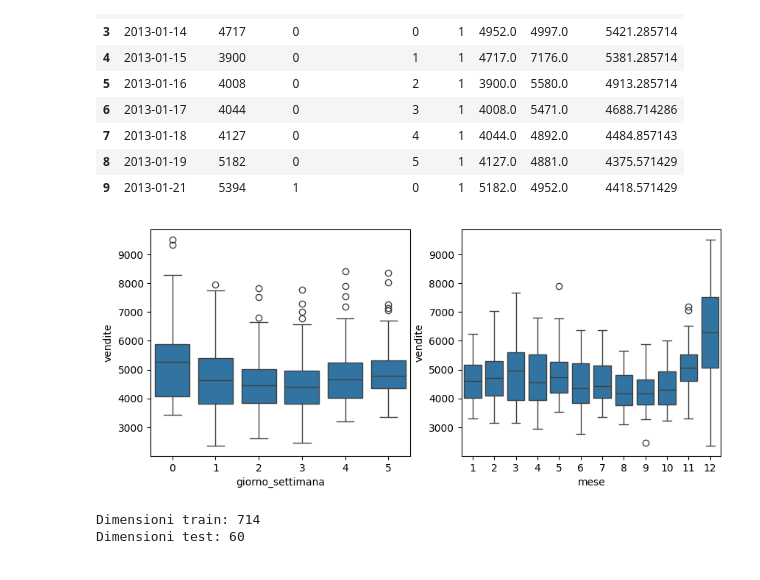
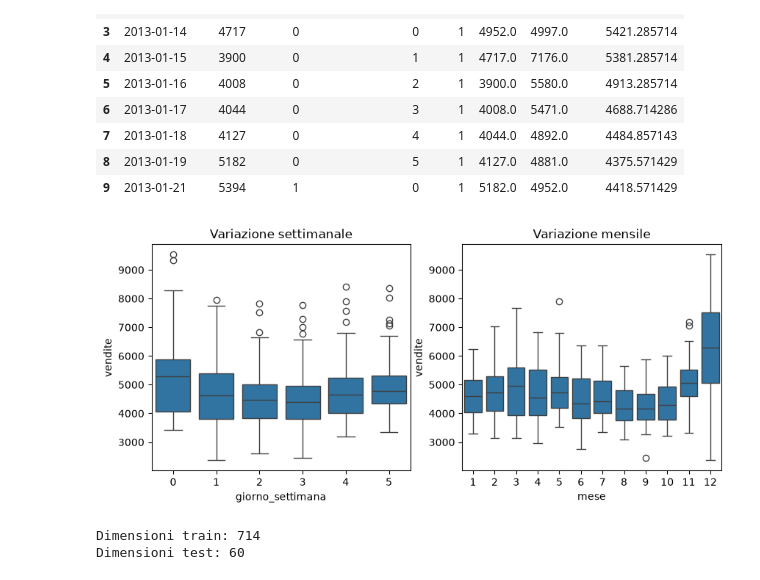
Before and after one commit to misterkilgore/machine_learning_4_pmi, a Jupyter notebook: scortemagazzino/magazzino.ipynb, the cells around one changed output. Cells and saved outputs as stored; diff of their text form; code cells hidden in the pictures.

```diff
--- a/scortemagazzino/magazzino.ipynb
+++ b/scortemagazzino/magazzino.ipynb
@@ -103,29 +65,29 @@ Nel nostro caso, estremamente semplificato, prendiamo:
 * Solamente i giorni di apertura
 * Come colonne data, valore di vendita, e presenza di promozione.
 # %%
-#df = pd.read_csv('vendite_magazzino.csv')
 # 1. Caricamento del dataset Rossmann
-df = pd.read_csv('rossman.csv', dtype={'StateHoliday': str})
+data = pd.read_csv('rossman.csv', dtype={'StateHoliday': str})
 
 # 2. Filtro per un singolo Store (es. Store 1) e solo per i giorni di apertura (Open == 1)
 # (Se il negozio è chiuso, le vendite sono 0 e la promo non ha effetto reale)
-df_single_store = df[(df['Store'] == 1) & (df['Open'] == 1)].copy()
+df_single_store = data[(data['Store'] == 1) & (data['Open'] == 1)].copy()
 
 # 3. Ordinamento cronologico (nel dataset Rossmann le date sono speso in ordine decrescente)
 df_single_store['Date'] = pd.to_datetime(df_single_store['Date'])
 df_single_store = df_single_store.sort_values('Date').reset_index(drop=True)
 
 # 4. Selezione delle colonne d'interesse e rinomina
-df_dataset = df_single_store[['Date', 'Sales', 'Promo']].copy()
-df_dataset.columns = ['data', 'vendite', 'promo']
+df = df_single_store[['Date', 'Sales', 'Promo']].copy()
+df.columns = ['data', 'vendite', 'promo']
 
 # 5. Conversioni di tipo per rispecchiare il tuo dataset di partenza
-df_dataset['data'] = df_dataset['data'].astype('datetime64[us]')
-df_dataset['vendite'] = df_dataset['vendite'].astype('int64')
-df_dataset['promo'] = df_dataset['promo'].astype('int64')
+df['data'] = df['data'].astype('datetime64[us]')
+df['vendite'] = df['vendite'].astype('int64')
+df['promo'] = df['promo'].astype('int64')
+
 
 # Verifica della struttura del nuovo dataset
-df_dataset.info()
+df.info()
 # %% [output]
 <class 'pandas.DataFrame'>
 RangeIndex: 781 entries, 0 to 780
@@ -138,8 +100,6 @@ Data columns (total 3 columns):
 dtypes: datetime64[us](1), int64(2)
 memory usage: 18.4 KB
 # %%
-df = df_dataset
-
 df.head()
 # %% [output]
 |  | data | vendite | promo |
@@ -212,12 +172,14 @@ df_feat.head(10)
 # %%
 plt.figure(figsize=(10,4))
 plt.subplot(1,2,1)
+plt.title("Variazione settimanale")
 sns.boxplot(df_feat,x='giorno_settimana',y='vendite')
 plt.subplot(1,2,2)
+plt.title("Variazione mensile")
 sns.boxplot(df_feat,x='mese',y='vendite')
 plt.show()
 # %% [output]
-[figure, old version]
+[figure, new version]
 # %%
 from sklearn.model_selection import train_test_split
 
```
Also changed, not shown: parts of 18 cells of this notebook, 1 other file.
